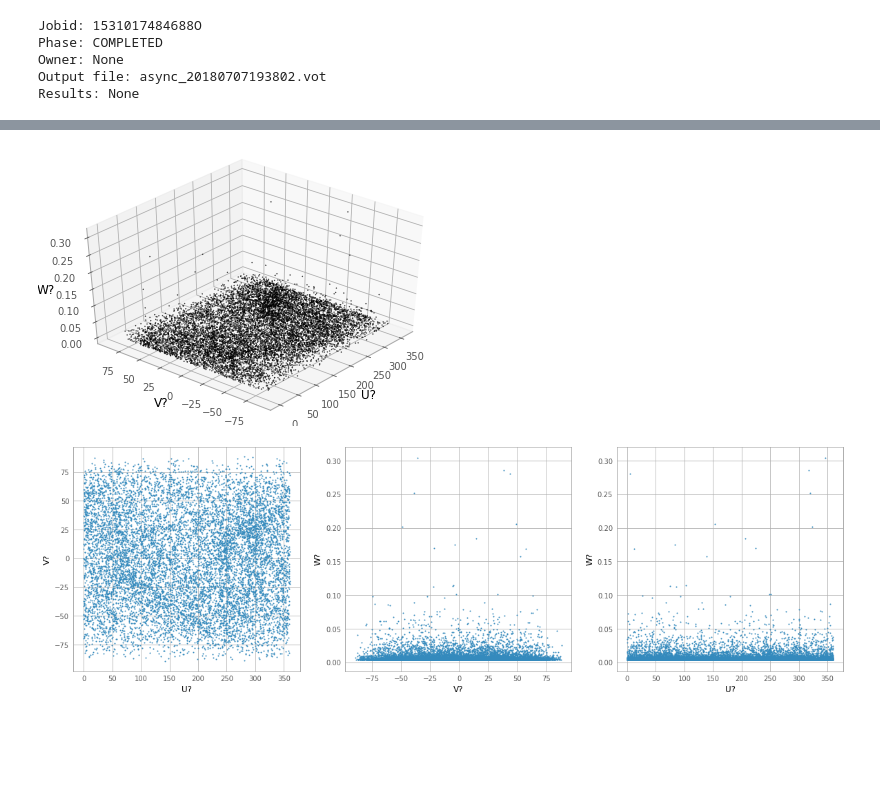
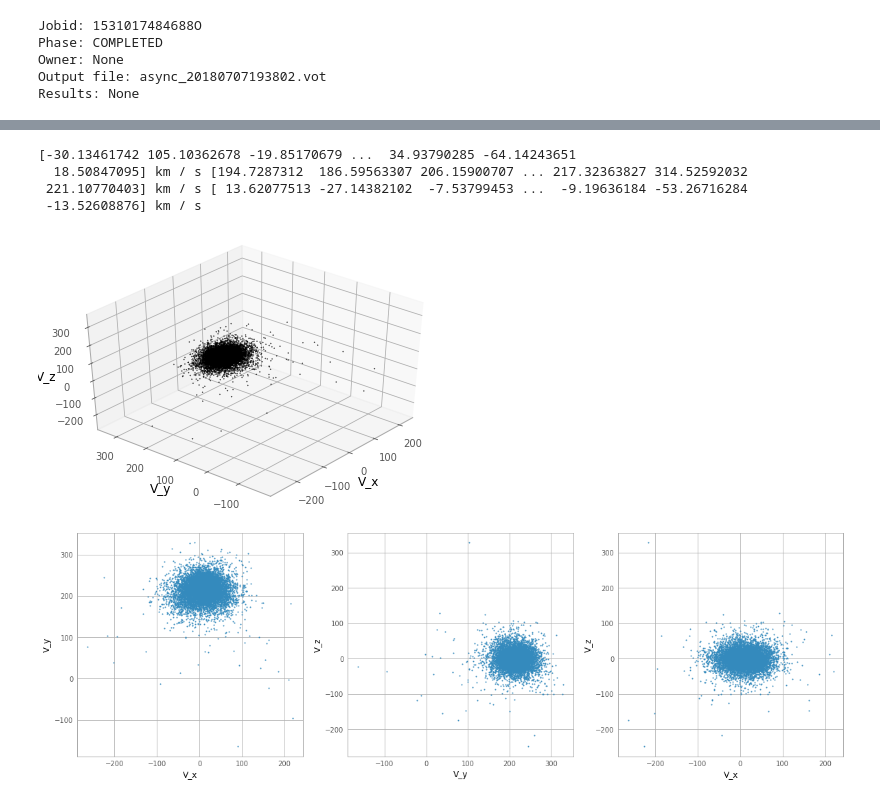
Before and after one commit to erumelhart/astr499research, a Jupyter notebook: main_part_3.ipynb, the cells around one changed output, grey strips where cells are left out. Saved outputs shown, nothing was run; the diff lists cells and outputs as text; code cells hidden in the pictures; blank space fills up the shorter version.

Commit message:
GALACTOCENTRIC VELOCITIES! And associated plots, kde plots, kmeans. Some old code removed that dealt with data from RAVE, have since switched to Gaia DR2

```diff
--- a/main_part_3.ipynb
+++ b/main_part_3.ipynb
@@ -290,6 +57,3 @@ radvel = gaiatable['radial_velocity']
 teff = gaiatable['teff_val']
 galong = gaiatable['l']
 galat = gaiatable['b']
-#pmra_cosde = pmra * np.cos(dec_gaia)
-
-plx = plx / 1000 #to arcseconds from mas
@@ -301,38 +60,59 @@ d_icrs = c_icrs.galactic
+# %%
+#inputting variables into a coordinates object for future manipulation
+
+c1 = coord.ICRS(ra=ra_gaia, dec=dec_gaia,
+                distance=(plx).to(u.pc, u.parallax()),
+                pm_ra_cosdec=(pmra.value*np.cos(pmdec.value))*u.mas/u.yr,
+                pm_dec=(pmdec.value)*u.mas/u.yr,
+                radial_velocity=(radvel.value)*u.km/u.s
+               )
+# %%
+#transforming coordinates from reference frame given in Gaia DR2 to galactocentric frame
+
+gc1 = c1.transform_to(coord.Galactocentric)
+galv_x = gc1.v_x
+galv_y = gc1.v_y
+galv_z = gc1.v_z
+print(gc1.v_x, gc1.v_y, gc1.v_z)
+# %% [output]
+[-30.13461742 105.10362678 -19.85170679 ...  34.93790285 -64.14243651
+  18.50847095] km / s [194.7287312  186.59563307 206.15900707 ... 217.32363827 314.52592032
+ 221.10770403] km / s [ 13.62077513 -27.14382102  -7.53799453 ...  -9.19636184 -53.26716284
+ -13.52608876] km / s
 # %%
-#plotting 3D galactocentric coordinates
-ucrd = c_icrs.ra
-vcrd = c_icrs.dec
-wcrd = c_icrs.distance
+#making a 3D plot of galactocentric velocities
+
 fig = plt.figure()
 ax = fig.add_subplot(111,projection='3d')
 
 fig.tight_layout()
 
-ax.set_xlabel("U?")
-ax.set_ylabel("V?")
-ax.set_zlabel("W?")
+ax.set_xlabel("V_x")
+ax.set_ylabel("V_y")
+ax.set_zlabel("V_z")
 
-ax.scatter(ucrd, vcrd, wcrd, c = 'k', s=0.1, alpha=1);
+ax.scatter(galv_x, galv_y, galv_z, c = 'k', s=0.1, alpha=1);
 ax.view_init(azim = -140, elev = 40);
 # %% [output]
-[figure, old version]
+[figure, new version]
 # %%
-#2D versions of the above plot
+#the same plot as above but in 2D
+
 fig, ax = plt.subplots(1,3);
 fig.set_size_inches(20,6)
 
 
-ax[0].set_xlabel("U?")
-ax[0].set_ylabel("V?")
+ax[0].set_xlabel("V_x")
+ax[0].set_ylabel("V_y")
 
-ax[1].set_xlabel("V?")
-ax[1].set_ylabel("W?")
+ax[1].set_xlabel("V_y")
+ax[1].set_ylabel("V_z")
 
-ax[2].set_xlabel("U?")
-ax[2].set_ylabel("W?")
+ax[2].set_xlabel("V_x")
+ax[2].set_ylabel("V_z")
 
-ax[0].scatter(ucrd, vcrd, s=1);
-ax[1].scatter(vcrd, wcrd, s=1);
-ax[2].scatter(ucrd, wcrd, s=1);
+ax[0].scatter(galv_x, galv_y, s=1);
+ax[1].scatter(galv_y, galv_z, s=1);
+ax[2].scatter(galv_x, galv_z, s=1);
 # %% [output]
-[figure, old version]
+[figure, new version]
```
Also changed, not shown: parts of 28 cells of this notebook.
